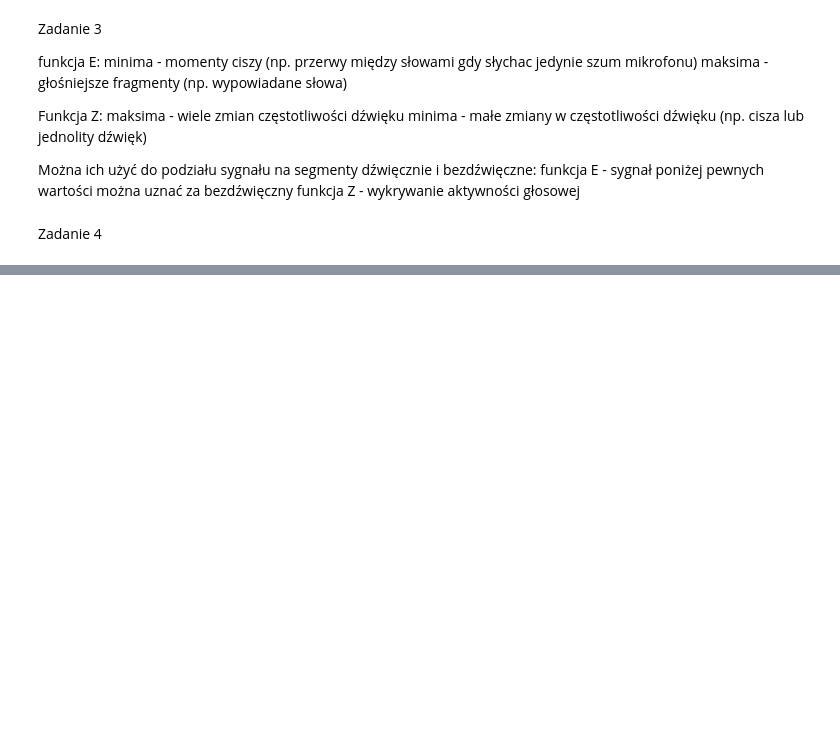
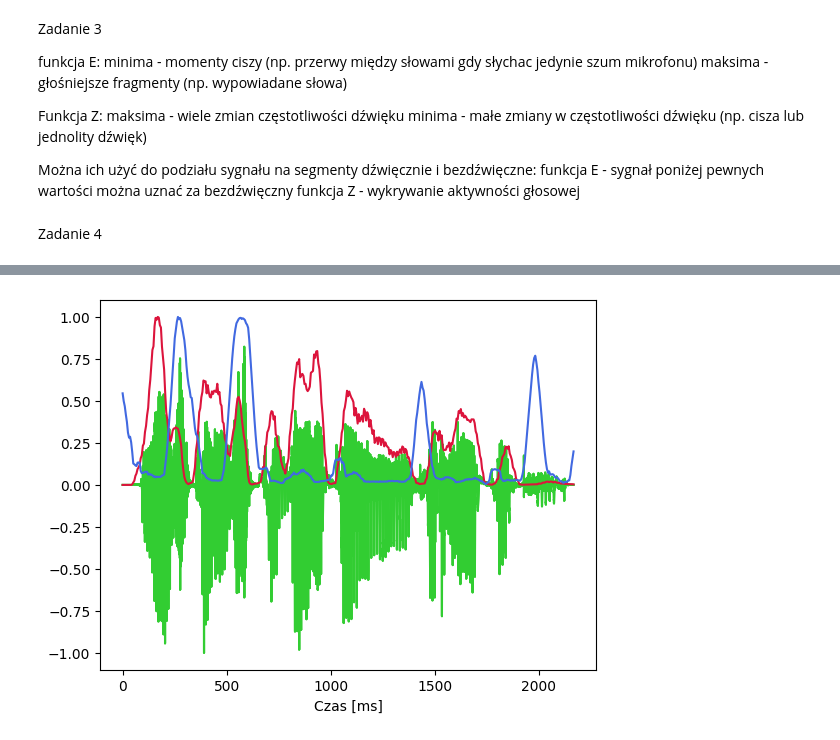
Before and after one commit to szvbvtk/Przetwarzanie_i_analiza_danych, a Jupyter notebook: lab_9.ipynb, the cells around one changed output, grey strips where cells are left out. Saved outputs shown, nothing was run; the diff lists cells and outputs as text; code cells hidden in the pictures; blank space fills up the shorter version.

```diff
--- a/lab_9.ipynb
+++ b/lab_9.ipynb
@@ -133,0 +162,24 @@ x_ramki_50ms = np.arange(0, czas_ms, 50)[:E_50ms.shape[0]]
+# %%
+plt.plot(x, s, color='limegreen')
+plt.xlabel('Czas [ms]');
+
+E_przesuniete = [np.sum(np.power(ramka, 2)) for ramka in ramki_przesuniete]
+E_przesuniete = np.array(E_przesuniete)
+
+Z_przesuniete = np.empty_like(E_przesuniete)
+for i, ramka in enumerate(ramki_przesuniete):
+    zi = [0 if ramka[j] * ramka[j + 1] > 0 else 1 for j in range(len(ramka) - 1)]
+    Z_przesuniete[i] = np.sum(zi)
+
+Z_przesuniete /= np.max(np.abs(Z_przesuniete))
+E_przesuniete = np.array(E_przesuniete)
+E_przesuniete /=  np.max(np.abs(E_przesuniete))
+
+x_ramki_przesuniete = np.arange(0, czas_ms, 10)[:E_przesuniete.shape[0]]
+
+plt.plot(x, s, color='limegreen')
+plt.xlabel('Czas [ms]');
+plt.plot(np.linspace(0, x[-1], E_przesuniete.shape[0]), E_przesuniete, color='crimson')
+plt.plot(np.linspace(0, x[-1], E_przesuniete.shape[0]), Z_przesuniete, color='royalblue');
+# %% [output]
+[figure, added]
```
Also changed, not shown: parts of 15 cells of this notebook.
